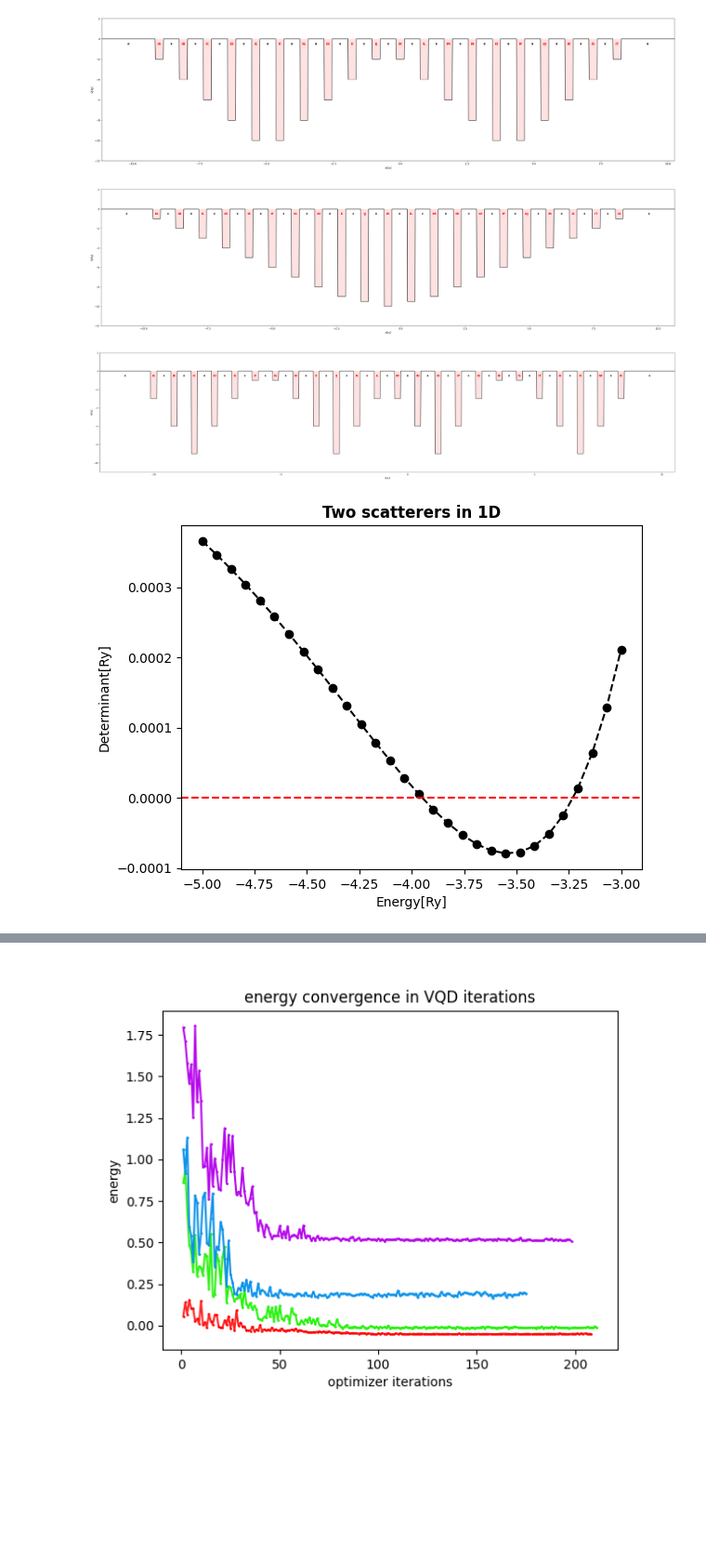
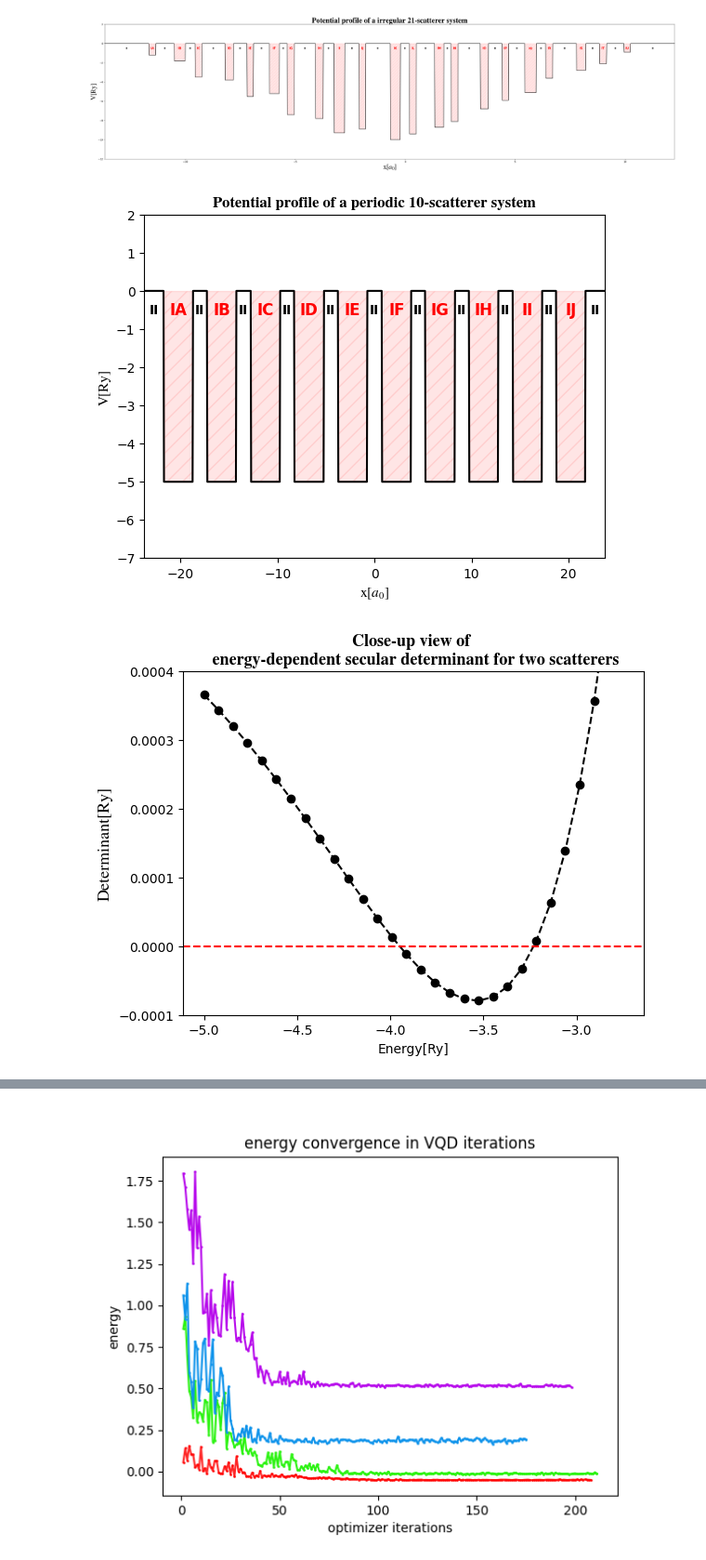
Before and after one commit to m-martyna/QuantumMST, a Jupyter notebook: thesis_plots.ipynb, the cells around one changed output, grey strips where cells are left out. Shown at 93% size. Saved outputs shown, nothing was run; the diff lists cells and outputs as text; code cells hidden in the pictures; blank space fills up the shorter version.

Commit message:
plots upgrade

```diff
--- a/thesis_plots.ipynb
+++ b/thesis_plots.ipynb
@@ -60,33 +32,41 @@ secular matrix:
 # %%
-structure_2 =protein_structure(-3, reference_system=2)
+structure_2 =protein_structure(-3, reference_system=5)
 V, x = structure_2.potential(resolution = 100)
-plot_potential(x, V, structure_2)
+plot_potential(x, V, structure_2,  title = 'Potential profile of a irregular 21-scatterer system', title_size=30, axis_size=27)
 
-structure_3 =protein_structure(-3, reference_system=3)
+structure_3 = protein_structure(-3, reference_system=6)
 V, x = structure_3.potential(resolution = 100)
-plot_potential(x, V, structure_3)
-
-structure_4 =protein_structure(-3, reference_system=4)
-V, x = structure_4.potential(resolution = 100)
-plot_potential(x, V, structure_4)
+plot_potential(x, V, structure_3,  title = 'Potential profile of a periodic 10-scatterer system', title_size=12)
 # %% [output]
-[figure, old version]
+[figure, new version]
-[figure, old version]
+[figure, new version]
-[figure, removed]
 # %%
+title_font = {
+        'fontname': 'STIXGeneral',
+        'size': 13,
+        'weight': 'semibold',
+        'color': 'black'
+}
+
+axis_font = {
+        'fontname': 'STIXGeneral',
+        'size': 13,
+}
+
 from QuantumMST import determinant
 s = structure_Butler.scatterers
 x = structure_Butler.positions
 
 nE = 30
-energies = np.linspace(-5,-3, nE)
+energies = np.linspace(-5,-2.75, nE)
 
 results = determinant(energies, arr_s= s, arr_x= x)
 plt.plot(energies, results, 'o--', color = 'black')
 plt.axhline(0, color='red', linestyle='--')
-plt.ylabel('Determinant[Ry]')
-plt.xlabel('Energy[Ry]')
-plt.title('Two scatterers in 1D', fontsize=12, fontweight='semibold')
+plt.ylabel('Determinant[Ry]', fontdict = axis_font)
+plt.xlabel('Energy[Ry]', )
+plt.title(f'Close-up view of \n energy-dependent secular determinant for two scatterers', fontdict = title_font)
+plt.ylim(-0.0001, 0.0004)
 plt.show()
 # %% [output]
-[figure, old version]
+[figure, new version]
```
Also changed, not shown: parts of 9 cells of this notebook, 2 other files.
